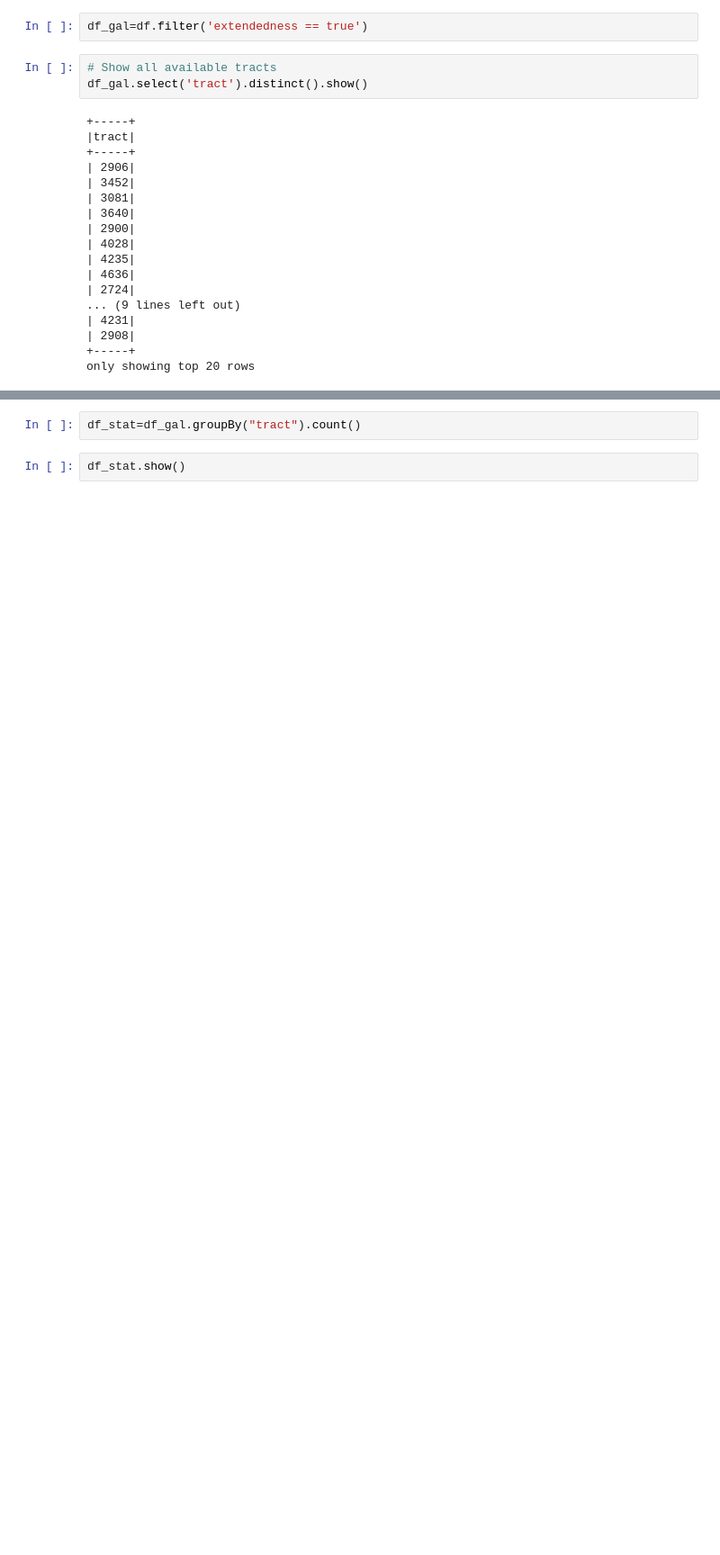
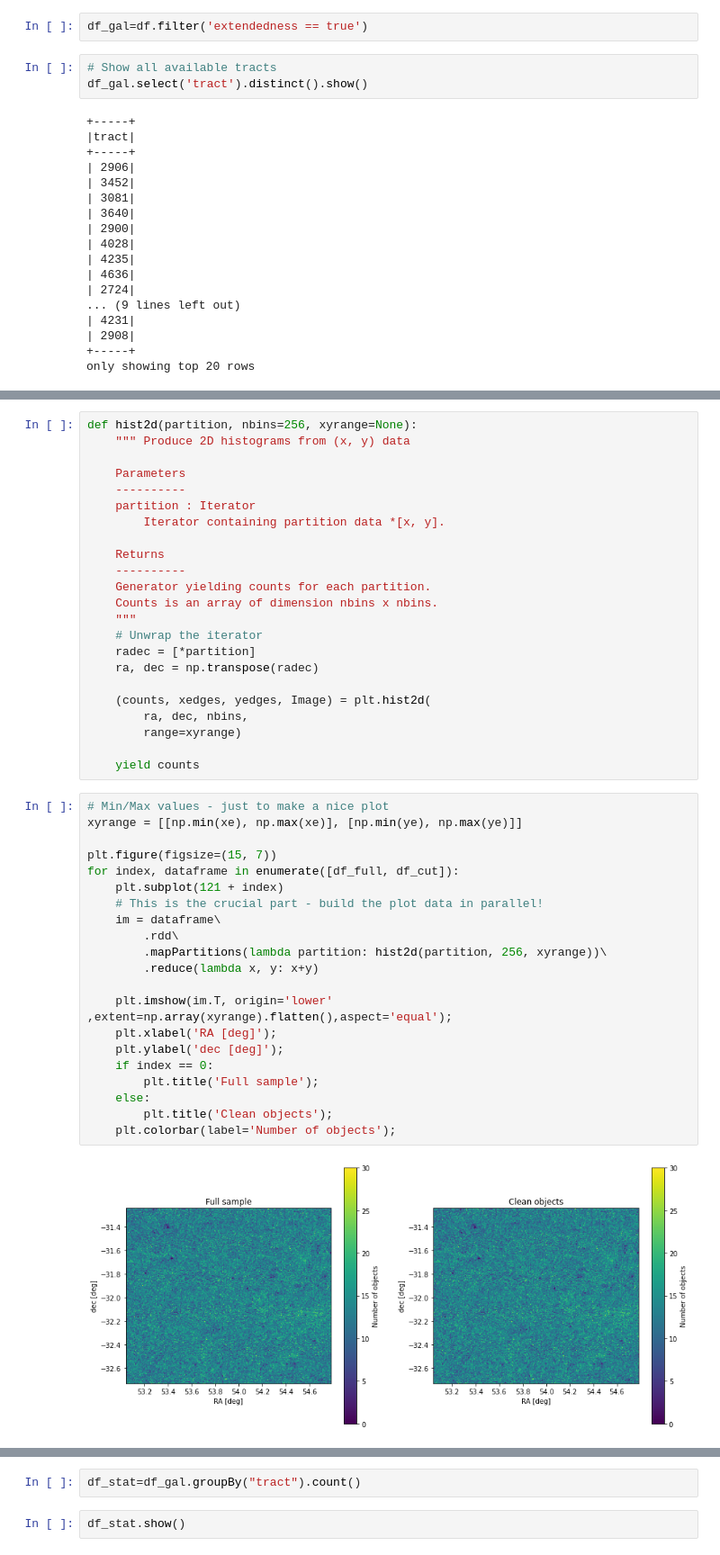
Before and after one commit to sylvielsstfr/MyDC2work, a Jupyter notebook: cluster-spark/ComputeClGal_Run2.2i_spark.ipynb, the cells around one changed output, grey strips where cells are left out. Shown at 90% size. Drawn from its saved outputs; the diff is of its cells as text; blank space fills up the shorter version.

```diff
--- a/cluster-spark/ComputeClGal_Run2.2i_spark.ipynb
+++ b/cluster-spark/ComputeClGal_Run2.2i_spark.ipynb
@@ -263,0 +383,46 @@ only showing top 20 rows
+# %%
+def hist2d(partition, nbins=256, xyrange=None):
+    """ Produce 2D histograms from (x, y) data
+
+    Parameters
+    ----------
+    partition : Iterator
+        Iterator containing partition data *[x, y].
+
+    Returns
+    ----------
+    Generator yielding counts for each partition.
+    Counts is an array of dimension nbins x nbins.
+    """
+    # Unwrap the iterator
+    radec = [*partition]
+    ra, dec = np.transpose(radec)
+
+    (counts, xedges, yedges, Image) = plt.hist2d(
+        ra, dec, nbins,
+        range=xyrange)
+
+    yield counts
+# %%
+# Min/Max values - just to make a nice plot
+xyrange = [[np.min(xe), np.max(xe)], [np.min(ye), np.max(ye)]]
+
+plt.figure(figsize=(15, 7))
+for index, dataframe in enumerate([df_full, df_cut]):
+    plt.subplot(121 + index)
+    # This is the crucial part - build the plot data in parallel!
+    im = dataframe\
+        .rdd\
+        .mapPartitions(lambda partition: hist2d(partition, 256, xyrange))\
+        .reduce(lambda x, y: x+y)
+
+    plt.imshow(im.T, origin='lower' ,extent=np.array(xyrange).flatten(),aspect='equal');
+    plt.xlabel('RA [deg]');
+    plt.ylabel('dec [deg]');
+    if index == 0:
+        plt.title('Full sample');
+    else:
+        plt.title('Clean objects');
+    plt.colorbar(label='Number of objects');
+# %% [output]
+[figure, added]
```
Also changed, not shown: parts of 57 cells of this notebook.
